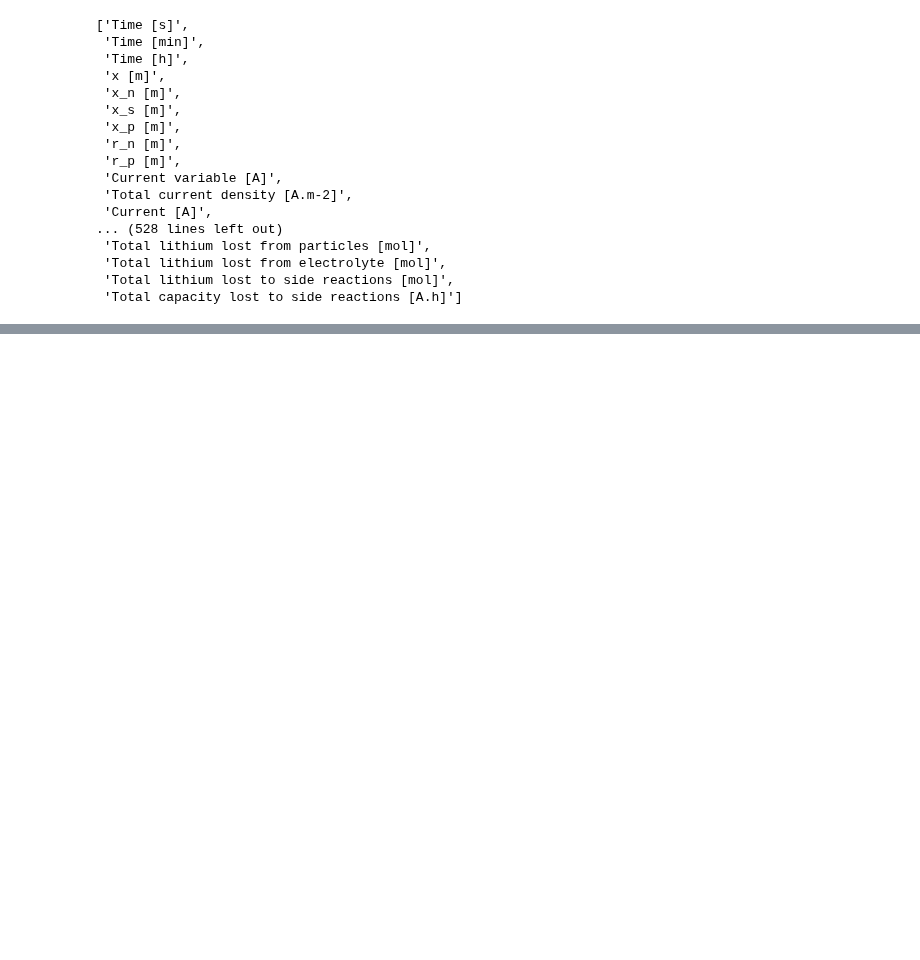
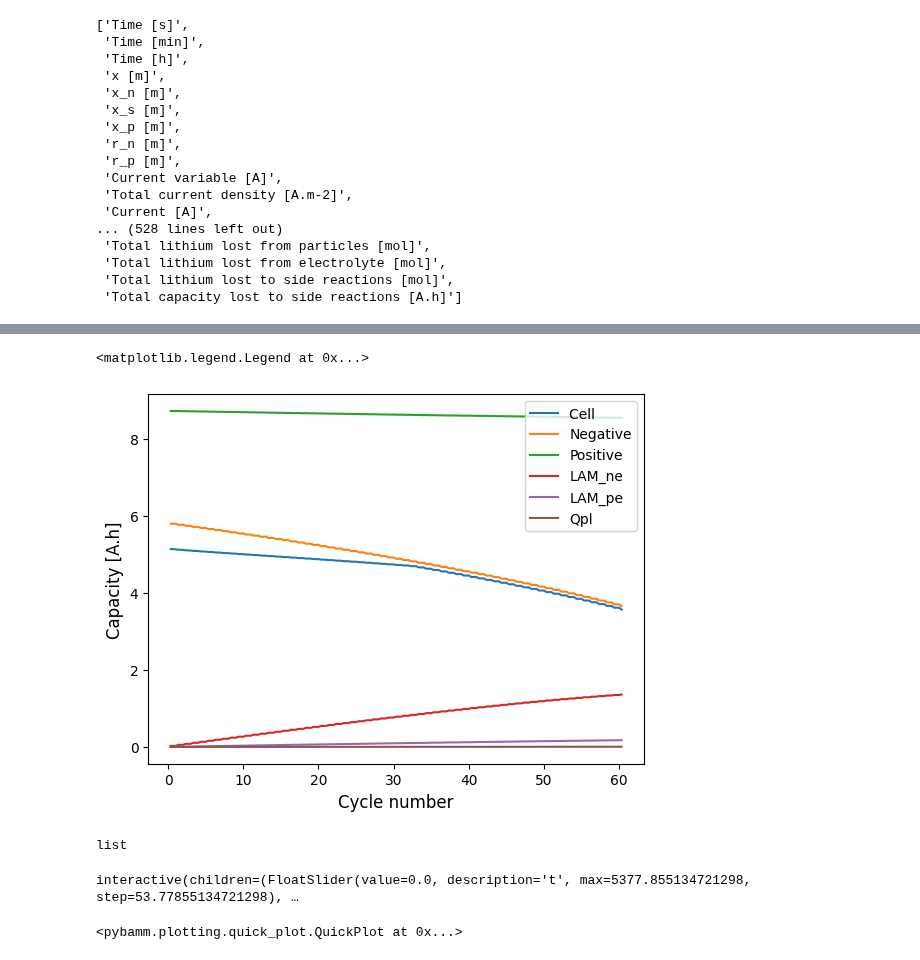
Before and after one commit to ganmadche/PyBaMMlocal, a Jupyter notebook: wip/ageingstudiesFI2025dfn.ipynb, the cells around one changed output, grey strips where cells are left out. Drawn from its saved outputs; the diff is of its cells as text; code cells hidden in the pictures; blank space fills up the shorter version.

```diff
--- a/wip/ageingstudiesFI2025dfn.ipynb
+++ b/wip/ageingstudiesFI2025dfn.ipynb
@@ -445,0 +502,34 @@ plt.plot(cycle1,LLI)
+# %%
+Q1 = sim1.solution.summary_variables["Capacity [A.h]"]
+Qnes = sim1.solution.summary_variables["Negative electrode capacity [A.h]"]
+Qpes = sim1.solution.summary_variables["Positive electrode capacity [A.h]"]
+Qpl=  sim1.solution.summary_variables["Loss of capacity to negative lithium plating [A.h]"]
+
+mlam_n = sim1.solution.summary_variables['Loss of active material in negative electrode [%]']
+mlam_p = sim1.solution.summary_variables['Loss of active material in positive electrode [%]']
+cycle1s = sim1.solution.summary_variables["Cycle number"]/(steps_total*cycles_per_day)
+
+r1 = [a*b/100 for a, b in zip(mlam_n,Qnes)]
+r2 = [a*b/100 for a, b in zip(mlam_p,Qpes)]
+plt.plot(cycle1s, Q1, label="Cell ")
+plt.plot(cycle1s, Qnes, label="Negative")
+plt.plot(cycle1s, Qpes, label="Positive")
+plt.plot(cycle1s, r1, label="LAM_ne")
+plt.plot(cycle1s, r2, label="LAM_pe")
+plt.plot(cycle1s, Qpl, label="Qpl")
+
+plt.xlabel('Cycle number',fontsize=12)
+plt.ylabel('Capacity [A.h]',fontsize=12)
+plt.legend()
+# %% [output]
+<matplotlib.legend.Legend at 0x...>
+[figure, added]
+# %%
+type(mlam_n)
+# %% [output]
+list
+# %%
+sol1.plot(["Discharge capacity [A.h]", "Negative electrode capacity [A.h]","Positive electrode capacity [A.h]"])
+# %% [output]
+interactive(children=(FloatSlider(value=0.0, description='t', max=5377.855134721298, step=53.77855134721298), …
+<pybamm.plotting.quick_plot.QuickPlot at 0x...>
```
Also changed, not shown: parts of 23 cells of this notebook.
